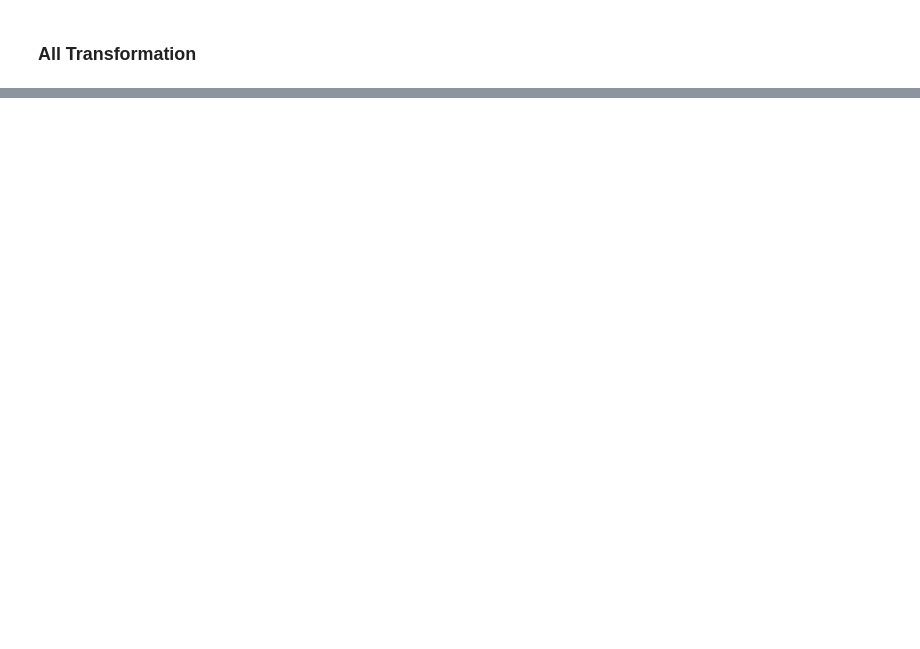
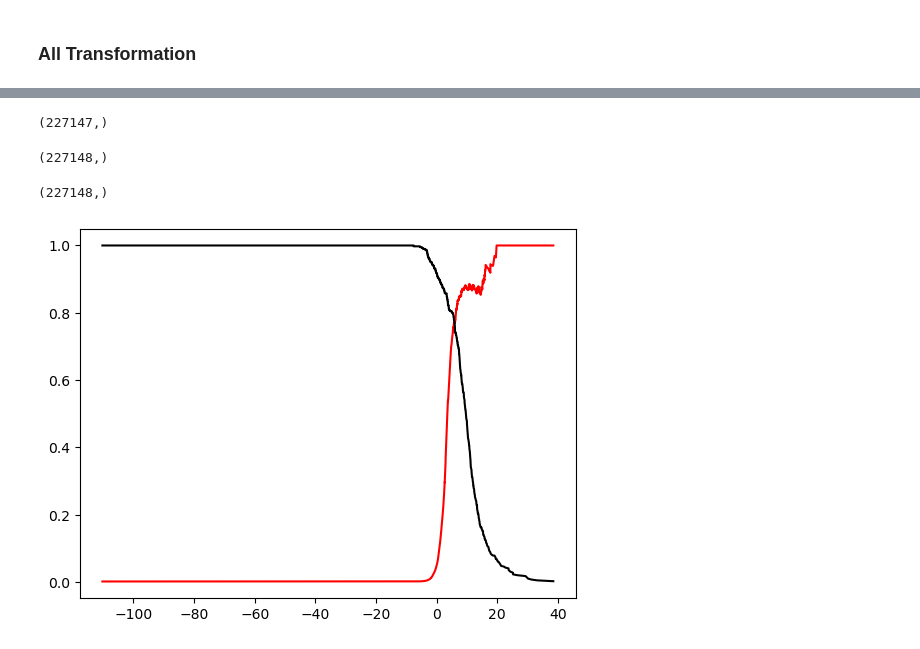
Before and after one commit to mjavadzare/credit-card-fraud-detection, a Jupyter notebook: notebooks/model-training.ipynb, the cells around one changed output, grey strips where cells are left out. Drawn from its saved outputs; the diff is of its cells as text; code cells hidden in the pictures; blank space fills up the shorter version.

Commit message:
model-training.ipynb almost completed

```diff
--- a/notebooks/model-training.ipynb
+++ b/notebooks/model-training.ipynb
@@ -75,0 +137,2 @@ y_train, y_test = train['Class'], test['Class']
+# %%
+lr_gs.fit(X_train, y_train)
@@ -75,0 +199,14 @@ y_train, y_test = train['Class'], test['Class']
+# %%
+# fitting params into model
+lr_pipeline = imbPipeline([
+    ('transformation', all_transformation),
+    ('smote', SMOTE(random_state=10)),
+    ('logistic_r', LogisticRegression(
+            penalty='elasticnet', # elasticnet showed better performance in terms of runtime
+            l1_ratio=0.8,
+            solver='saga',
+            random_state=10,
+            max_iter=1000,
+            n_jobs=-1)
+    )
+])
@@ -75,0 +219,9 @@ y_train, y_test = train['Class'], test['Class']
+# %%
+y_scores_lr = cross_val_predict(
+    lr_pipeline,
+    X_train,
+    y_train,
+    cv=5,
+    method='decision_function',
+    n_jobs=-1
+)
@@ -75,0 +251,21 @@ y_train, y_test = train['Class'], test['Class']
+# %%
+precision, recall, thresholds = precision_recall_curve(y_true=y_train, y_score=y_scores_lr)
+# %%
+thresholds.shape
+# %% [output]
+(227147,)
+# %%
+recall.shape
+# %% [output]
+(227148,)
+# %%
+precision.shape
+# %% [output]
+(227148,)
+# %%
+fig, ax = plt.subplots()
+ax.plot(thresholds, precision[:-1], color='red', label='Precision')
+ax.plot(thresholds, recall[:-1], color='black', label='Recall')
+plt.show()
+# %% [output]
+[figure, added]
```
Also changed, not shown: parts of 94 cells of this notebook, 3 other files.
